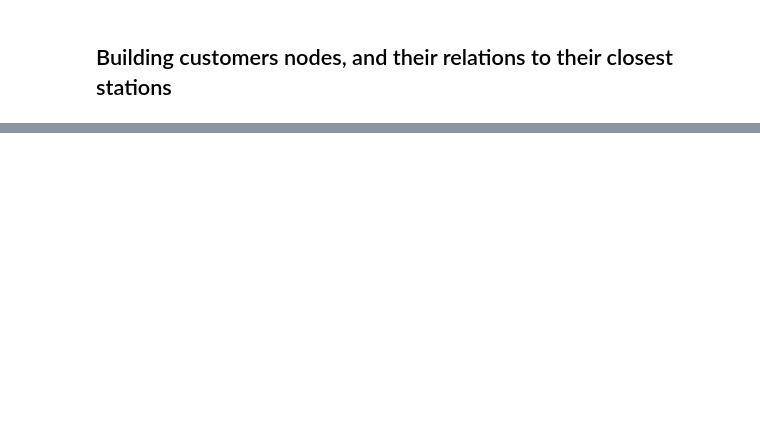
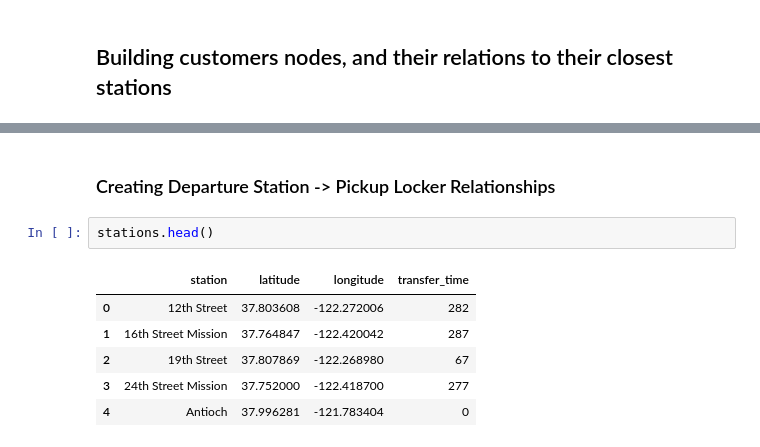
Before and after one commit to mids-w205/project-3-vinhqbui, a Jupyter notebook: code/A*.ipynb, the cells around one changed output, grey strips where cells are left out. Drawn from its saved outputs; the diff is of its cells as text; blank space fills up the shorter version.

```diff
--- a/code/A*.ipynb
+++ b/code/A*.ipynb
@@ -318,0 +661,11 @@ Name: station, dtype: int64
+# %% [markdown]
+### Creating Departure Station -> Pickup Locker Relationships
+# %%
+stations.head()
+# %% [output]
+|  | station | latitude | longitude | transfer_time |
+| 0 | 12th Street | 37.803608 | -122.272006 | 282 |
+| 1 | 16th Street Mission | 37.764847 | -122.420042 | 287 |
+| 2 | 19th Street | 37.807869 | -122.268980 | 67 |
+| 3 | 24th Street Mission | 37.752000 | -122.418700 | 277 |
+| 4 | Antioch | 37.996281 | -121.783404 | 0 |
```
Also changed, not shown: parts of 34 cells of this notebook, 1 other file.
